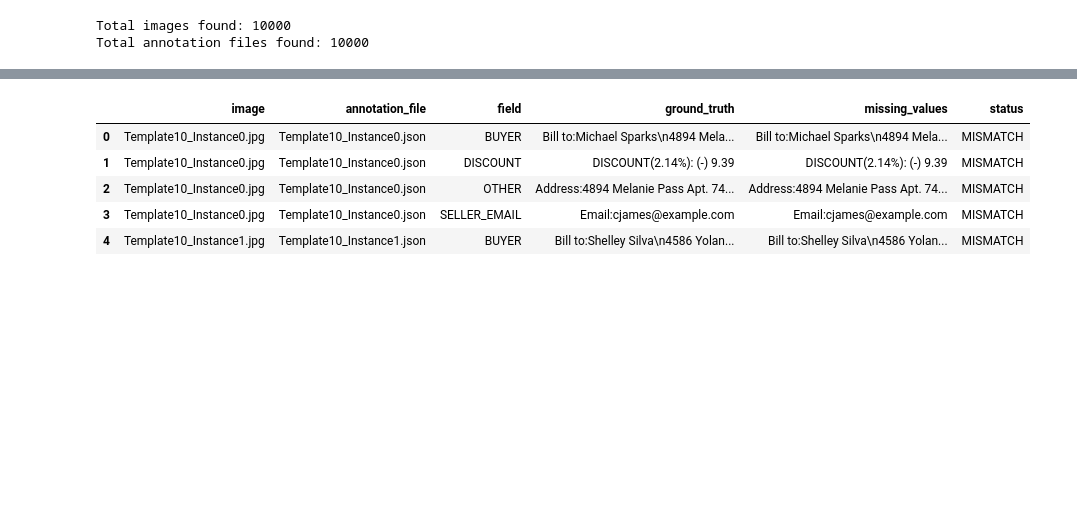
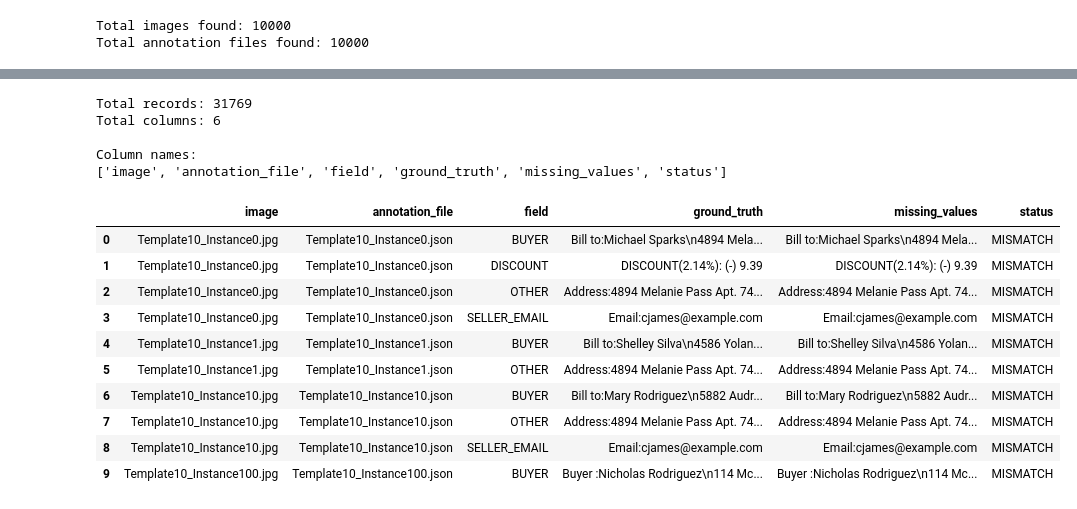
Before and after one commit to satyamkarn100-ctrl/FinDocAI, a Jupyter notebook: 01_fatura_dataset_inspection.ipynb, the cells around one changed output, grey strips where cells are left out. Cells and saved outputs as stored; diff of their text form; code cells hidden in the pictures; blank space fills up the shorter version.

```diff
--- a/01_fatura_dataset_inspection.ipynb
+++ b/01_fatura_dataset_inspection.ipynb
@@ -704,9 +705,31 @@ Processing errors: 0
-# %%
-mismatch_df.head()
-# %% [output]
-|  | image | annotation_file | field | ground_truth | missing_values | status |
-| 0 | Template10_Instance0.jpg | Template10_Instance0.json | BUYER | Bill to:Michael Sparks\n4894 Mela... | Bill to:Michael Sparks\n4894 Mela... | MISMATCH |
-| 1 | Template10_Instance0.jpg | Template10_Instance0.json | DISCOUNT | DISCOUNT(2.14%): (-) 9.39 | DISCOUNT(2.14%): (-) 9.39 | MISMATCH |
-| 2 | Template10_Instance0.jpg | Template10_Instance0.json | OTHER | Address:4894 Melanie Pass Apt. 74... | Address:4894 Melanie Pass Apt. 74... | MISMATCH |
-| 3 | Template10_Instance0.jpg | Template10_Instance0.json | SELLER_EMAIL | Email:cjames@example.com | Email:cjames@example.com | MISMATCH |
-| 4 | Template10_Instance1.jpg | Template10_Instance1.json | BUYER | Bill to:Shelley Silva\n4586 Yolan... | Bill to:Shelley Silva\n4586 Yolan... | MISMATCH |
+# %%
+import pandas as pd
+
+csv_path = "/kaggle/input/datasets/satyamkarn100/fatura-mismatch-df/fatura_mismatches.csv"
+
+mismatch_df = pd.read_csv(csv_path)
+
+print("Total records:", len(mismatch_df))
+print("Total columns:", len(mismatch_df.columns))
+
+print("\nColumn names:")
+print(mismatch_df.columns.tolist())
+
+display(mismatch_df.head(10))
+# %% [output]
+Total records: 31769
+Total columns: 6
+
+Column names:
+['image', 'annotation_file', 'field', 'ground_truth', 'missing_values', 'status']
+|  | image | annotation_file | field | ground_truth | missing_values | status |
+| 0 | Template10_Instance0.jpg | Template10_Instance0.json | BUYER | Bill to:Michael Sparks\n4894 Mela... | Bill to:Michael Sparks\n4894 Mela... | MISMATCH |
+| 1 | Template10_Instance0.jpg | Template10_Instance0.json | DISCOUNT | DISCOUNT(2.14%): (-) 9.39 | DISCOUNT(2.14%): (-) 9.39 | MISMATCH |
+| 2 | Template10_Instance0.jpg | Template10_Instance0.json | OTHER | Address:4894 Melanie Pass Apt. 74... | Address:4894 Melanie Pass Apt. 74... | MISMATCH |
+| 3 | Template10_Instance0.jpg | Template10_Instance0.json | SELLER_EMAIL | Email:cjames@example.com | Email:cjames@example.com | MISMATCH |
+| 4 | Template10_Instance1.jpg | Template10_Instance1.json | BUYER | Bill to:Shelley Silva\n4586 Yolan... | Bill to:Shelley Silva\n4586 Yolan... | MISMATCH |
+| 5 | Template10_Instance1.jpg | Template10_Instance1.json | OTHER | Address:4894 Melanie Pass Apt. 74... | Address:4894 Melanie Pass Apt. 74... | MISMATCH |
+| 6 | Template10_Instance10.jpg | Template10_Instance10.json | BUYER | Bill to:Mary Rodriguez\n5882 Audr... | Bill to:Mary Rodriguez\n5882 Audr... | MISMATCH |
+| 7 | Template10_Instance10.jpg | Template10_Instance10.json | OTHER | Address:4894 Melanie Pass Apt. 74... | Address:4894 Melanie Pass Apt. 74... | MISMATCH |
+| 8 | Template10_Instance10.jpg | Template10_Instance10.json | SELLER_EMAIL | Email:cjames@example.com | Email:cjames@example.com | MISMATCH |
+| 9 | Template10_Instance100.jpg | Template10_Instance100.json | BUYER | Buyer :Nicholas Rodriguez\n114 Mc... | Buyer :Nicholas Rodriguez\n114 Mc... | MISMATCH |
```
Also changed, not shown: parts of 11 cells of this notebook.
